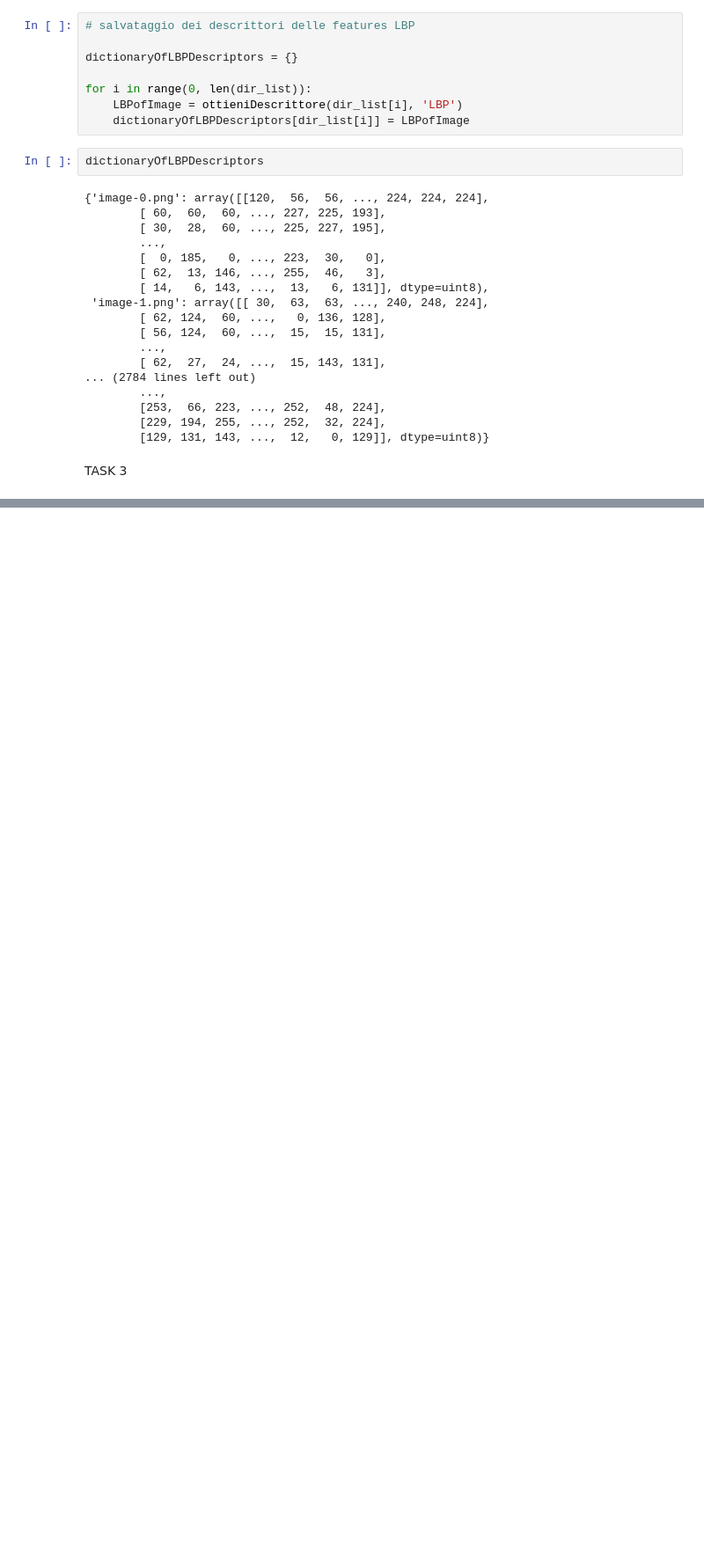
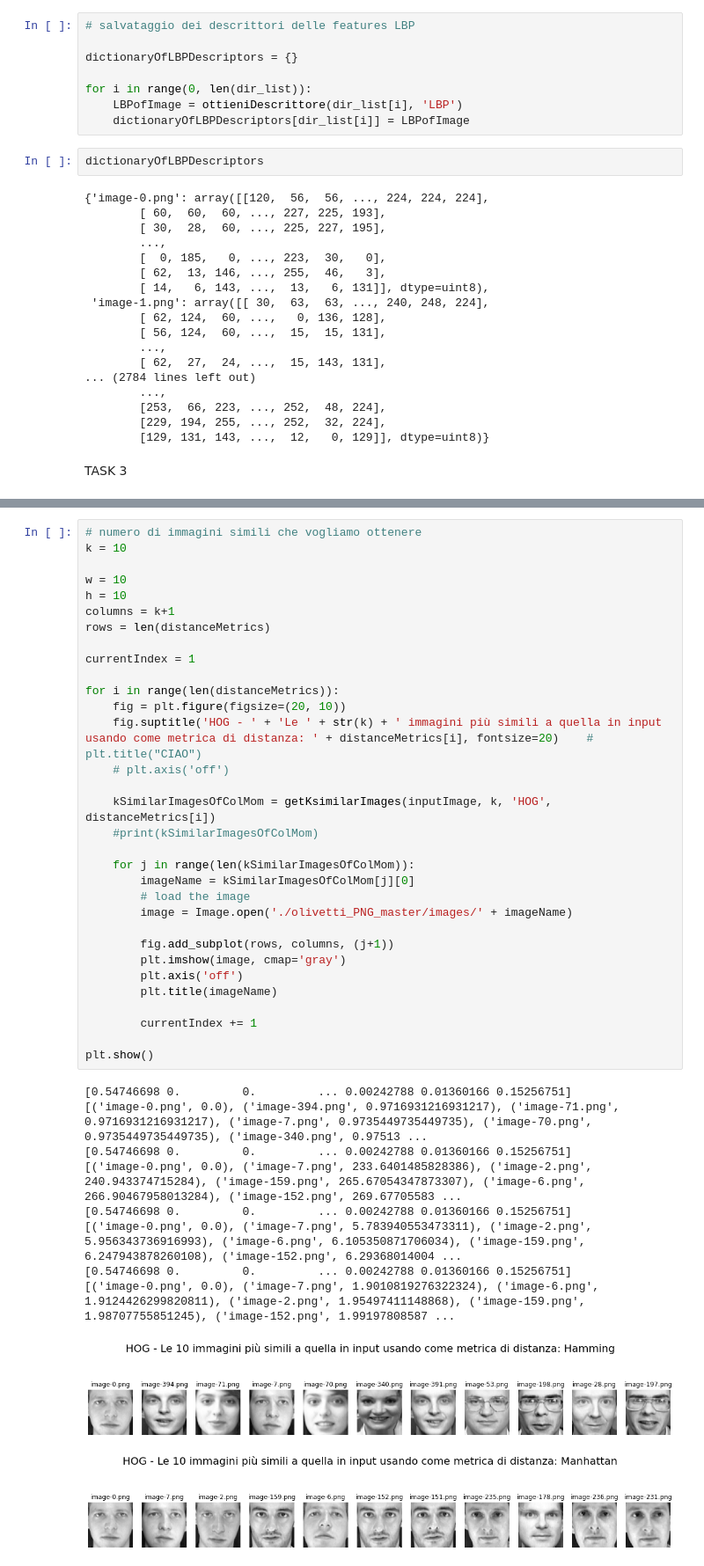
Before and after one commit to LivioScarpi/Progetto_DBM, a Jupyter notebook: task2.ipynb, the cells around one changed output, grey strips where cells are left out. Shown at 88% size. Drawn from its saved outputs; the diff is of its cells as text; blank space fills up the shorter version.

```diff
--- a/task2.ipynb
+++ b/task2.ipynb
@@ -257,0 +303,43 @@ Distanza dall'immagine in input:  4.891436094650635
+# %%
+# numero di immagini simili che vogliamo ottenere
+k = 10
+
+w = 10
+h = 10
+columns = k+1
+rows = len(distanceMetrics)
+
+currentIndex = 1
+
+for i in range(len(distanceMetrics)):
+    fig = plt.figure(figsize=(20, 10))
+    fig.suptitle('HOG - ' + 'Le ' + str(k) + ' immagini più simili a quella in input usando come metrica di distanza: ' + distanceMetrics[i], fontsize=20)    # plt.title("CIAO")
+    # plt.axis('off')
+
+    kSimilarImagesOfColMom = getKsimilarImages(inputImage, k, 'HOG', distanceMetrics[i])
+    #print(kSimilarImagesOfColMom)
+
+    for j in range(len(kSimilarImagesOfColMom)):
+        imageName = kSimilarImagesOfColMom[j][0]
+        # load the image
+        image = Image.open('./olivetti_PNG_master/images/' + imageName)
+
+        fig.add_subplot(rows, columns, (j+1))
+        plt.imshow(image, cmap='gray')
+        plt.axis('off')
+        plt.title(imageName)
+
+        currentIndex += 1
+
+plt.show()
+# %% [output]
+[0.54746698 0.         0.         ... 0.00242788 0.01360166 0.15256751]
+[('image-0.png', 0.0), ('image-394.png', 0.9716931216931217), ('image-71.png', 0.9716931216931217), ('image-7.png', 0.9735449735449735), ('image-70.png', 0.9735449735449735), ('image-340.png', 0.97513 ...
+[0.54746698 0.         0.         ... 0.00242788 0.01360166 0.15256751]
+[('image-0.png', 0.0), ('image-7.png', 233.6401485828386), ('image-2.png', 240.943374715284), ('image-159.png', 265.67054347873307), ('image-6.png', 266.90467958013284), ('image-152.png', 269.67705583 ...
+[0.54746698 0.         0.         ... 0.00242788 0.01360166 0.15256751]
+[('image-0.png', 0.0), ('image-7.png', 5.783940553473311), ('image-2.png', 5.956343736916993), ('image-6.png', 6.105350871706034), ('image-159.png', 6.247943878260108), ('image-152.png', 6.29368014004 ...
+[0.54746698 0.         0.         ... 0.00242788 0.01360166 0.15256751]
+[('image-0.png', 0.0), ('image-7.png', 1.9010819276322324), ('image-6.png', 1.9124426299820811), ('image-2.png', 1.95497411148868), ('image-159.png', 1.98707755851245), ('image-152.png', 1.99197808587 ...
+[figure, added]
+[figure, added]
```
Also changed, not shown: parts of 11 cells of this notebook, 2 other files.
